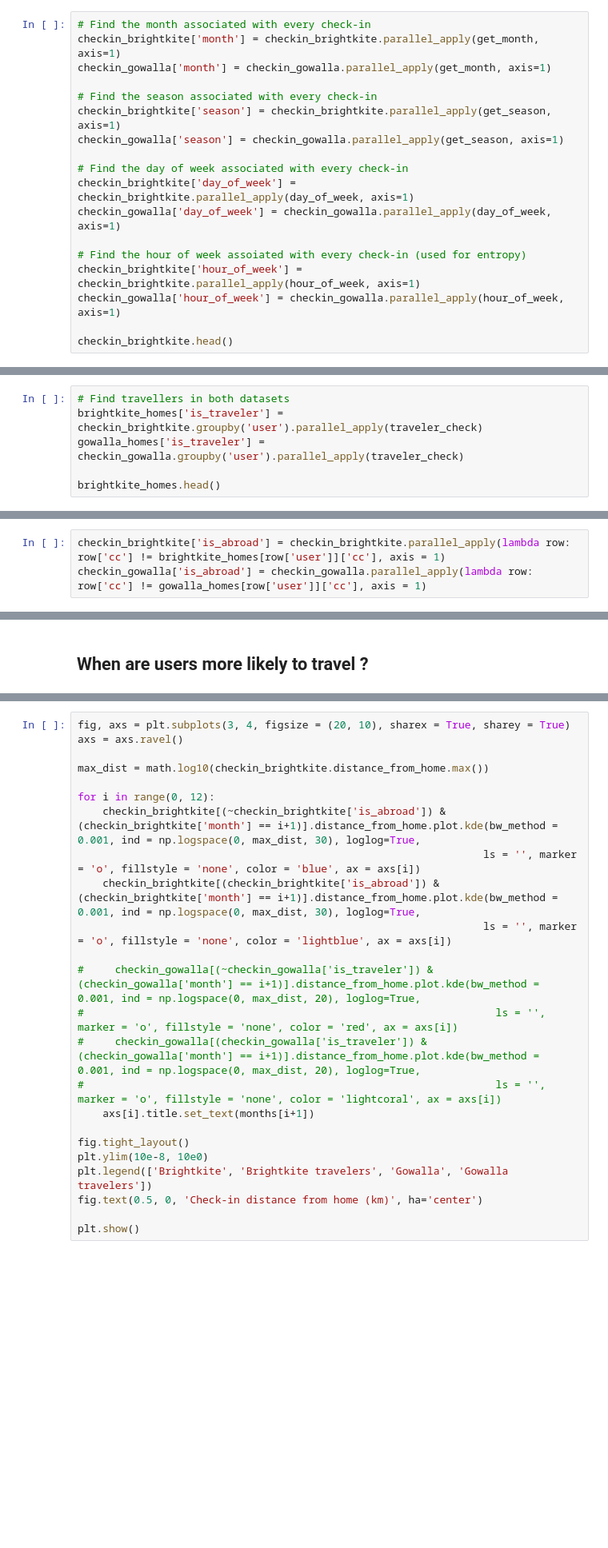
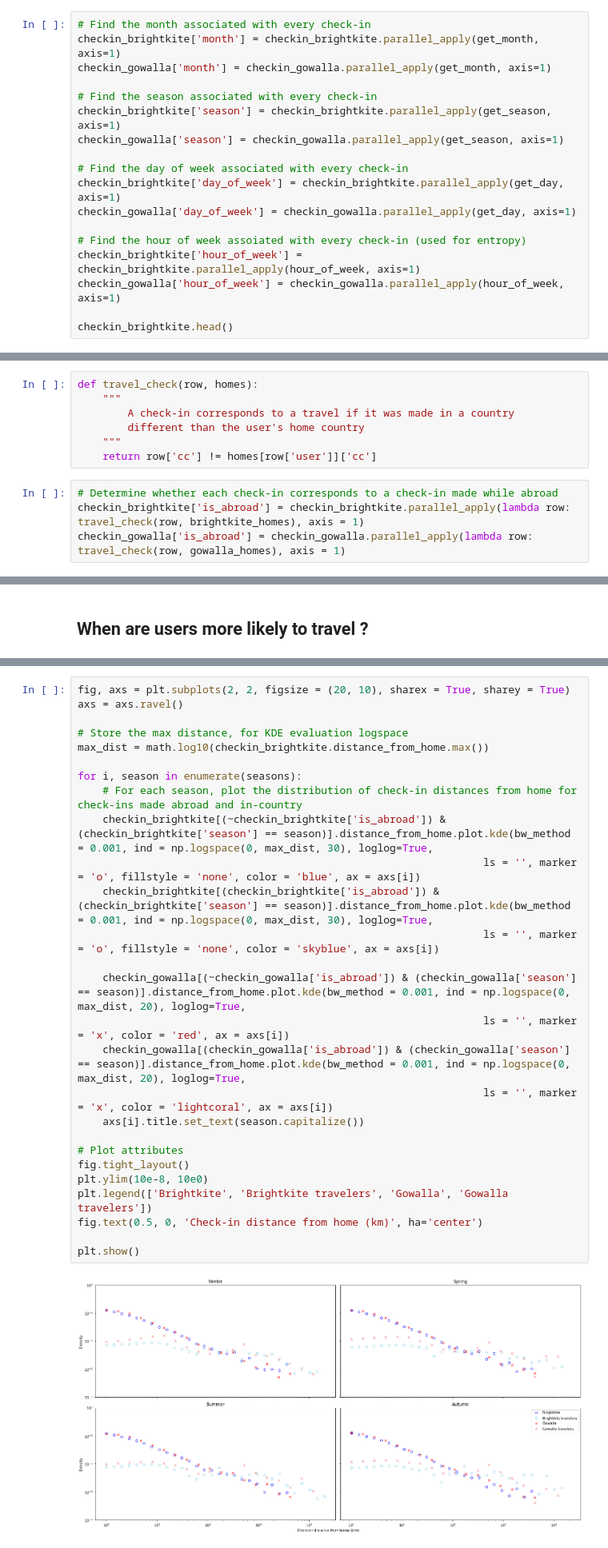
Before and after one commit to epfl-ada/ada-2020-project-milestone-p3-p3_a-dope-acronym, a Jupyter notebook: seasonal_patterns.ipynb, the cells around one changed output, grey strips where cells are left out. Shown at 80% size. Cells and saved outputs as stored; diff of their text form; blank space fills up the shorter version.

```diff
--- a/seasonal_patterns.ipynb
+++ b/seasonal_patterns.ipynb
@@ -204,8 +203,8 @@ checkin_brightkite['season'] = checkin_brightkite.parallel_apply(get_season, axi
 checkin_gowalla['season'] = checkin_gowalla.parallel_apply(get_season, axis=1)
 
 # Find the day of week associated with every check-in
-checkin_brightkite['day_of_week'] = checkin_brightkite.parallel_apply(day_of_week, axis=1)
-checkin_gowalla['day_of_week'] = checkin_gowalla.parallel_apply(day_of_week, axis=1)
+checkin_brightkite['day_of_week'] = checkin_brightkite.parallel_apply(get_day, axis=1)
+checkin_gowalla['day_of_week'] = checkin_gowalla.parallel_apply(get_day, axis=1)
 
 # Find the hour of week assoiated with every check-in (used for entropy)
 checkin_brightkite['hour_of_week'] = checkin_brightkite.parallel_apply(hour_of_week, axis=1)
@@ -223,6 +224,0 @@ def traveler_check(group):
-# %%
-# Find travellers in both datasets
-brightkite_homes['is_traveler'] = checkin_brightkite.groupby('user').parallel_apply(traveler_check)
-gowalla_homes['is_traveler'] = checkin_gowalla.groupby('user').parallel_apply(traveler_check)
-
-brightkite_homes.head()
@@ -233,6 +225,14 @@ gowalla_homes = gowalla_homes.to_dict(orient = 'index')
+# %%
+def travel_check(row, homes):
+    """
+        A check-in corresponds to a travel if it was made in a country
+        different than the user's home country
+    """
+    return row['cc'] != homes[row['user']]['cc']
 # %%
-checkin_brightkite['is_abroad'] = checkin_brightkite.parallel_apply(lambda row: row['cc'] != brightkite_homes[row['user']]['cc'], axis = 1)
-checkin_gowalla['is_abroad'] = checkin_gowalla.parallel_apply(lambda row: row['cc'] != gowalla_homes[row['user']]['cc'], axis = 1)
+# Determine whether each check-in corresponds to a check-in made while abroad
+checkin_brightkite['is_abroad'] = checkin_brightkite.parallel_apply(lambda row: travel_check(row, brightkite_homes), axis = 1)
+checkin_gowalla['is_abroad'] = checkin_gowalla.parallel_apply(lambda row: travel_check(row, gowalla_homes), axis = 1)
 # %% [markdown]
 **TODO**: add statistics on the data (i.e. where are travelers from)
 # %% [markdown]
@@ -289,24 +278,29 @@ plt.show()
 # %%
-fig, axs = plt.subplots(3, 4, figsize = (20, 10), sharex = True, sharey = True)
+fig, axs = plt.subplots(2, 2, figsize = (20, 10), sharex = True, sharey = True)
 axs = axs.ravel()
 
+# Store the max distance, for KDE evaluation logspace
 max_dist = math.log10(checkin_brightkite.distance_from_home.max())
 
-for i in range(0, 12):
-    checkin_brightkite[(~checkin_brightkite['is_abroad']) & (checkin_brightkite['month'] == i+1)].distance_from_home.plot.kde(bw_method = 0.001, ind = np.logspace(0, max_dist, 30), loglog=True,
+for i, season in enumerate(seasons):
+    # For each season, plot the distribution of check-in distances from home for check-ins made abroad and in-country
+    checkin_brightkite[(~checkin_brightkite['is_abroad']) & (checkin_brightkite['season'] == season)].distance_from_home.plot.kde(bw_method = 0.001, ind = np.logspace(0, max_dist, 30), loglog=True,
                                                                  ls = '', marker = 'o', fillstyle = 'none', color = 'blue', ax = axs[i])
-    checkin_brightkite[(checkin_brightkite['is_abroad']) & (checkin_brightkite['month'] == i+1)].distance_from_home.plot.kde(bw_method = 0.001, ind = np.logspace(0, max_dist, 30), loglog=True,
-                                                                 ls = '', marker = 'o', fillstyle = 'none', color = 'lightblue', ax = axs[i])
+    checkin_brightkite[(checkin_brightkite['is_abroad']) & (checkin_brightkite['season'] == season)].distance_from_home.plot.kde(bw_method = 0.001, ind = np.logspace(0, max_dist, 30), loglog=True,
+                                                                 ls = '', marker = 'o', fillstyle = 'none', color = 'skyblue', ax = axs[i])
 
-#     checkin_gowalla[(~checkin_gowalla['is_traveler']) & (checkin_gowalla['month'] == i+1)].distance_from_home.plot.kde(bw_method = 0.001, ind = np.logspace(0, max_dist, 20), loglog=True,
-#                                                                  ls = '', marker = 'o', fillstyle = 'none', color = 'red', ax = axs[i])
-#     checkin_gowalla[(checkin_gowalla['is_traveler']) & (checkin_gowalla['month'] == i+1)].distance_from_home.plot.kde(bw_method = 0.001, ind = np.logspace(0, max_dist, 20), loglog=True,
-#                                                                  ls = '', marker = 'o', fillstyle = 'none', color = 'lightcoral', ax = axs[i])
-    axs[i].title.set_text(months[i+1])
+    checkin_gowalla[(~checkin_gowalla['is_abroad']) & (checkin_gowalla['season'] == season)].distance_from_home.plot.kde(bw_method = 0.001, ind = np.logspace(0, max_dist, 20), loglog=True,
+                                                                 ls = '', marker = 'x', color = 'red', ax = axs[i])
+    checkin_gowalla[(checkin_gowalla['is_abroad']) & (checkin_gowalla['season'] == season)].distance_from_home.plot.kde(bw_method = 0.001, ind = np.logspace(0, max_dist, 20), loglog=True,
+                                                                 ls = '', marker = 'x', color = 'lightcoral', ax = axs[i])
+    axs[i].title.set_text(season.capitalize())
 
+# Plot attributes
 fig.tight_layout()
 plt.ylim(10e-8, 10e0)
 plt.legend(['Brightkite', 'Brightkite travelers', 'Gowalla', 'Gowalla travelers'])
 fig.text(0.5, 0, 'Check-in distance from home (km)', ha='center')
 
 plt.show()
+# %% [output]
+[figure, added]
```
Also changed, not shown: parts of 59 cells of this notebook.
